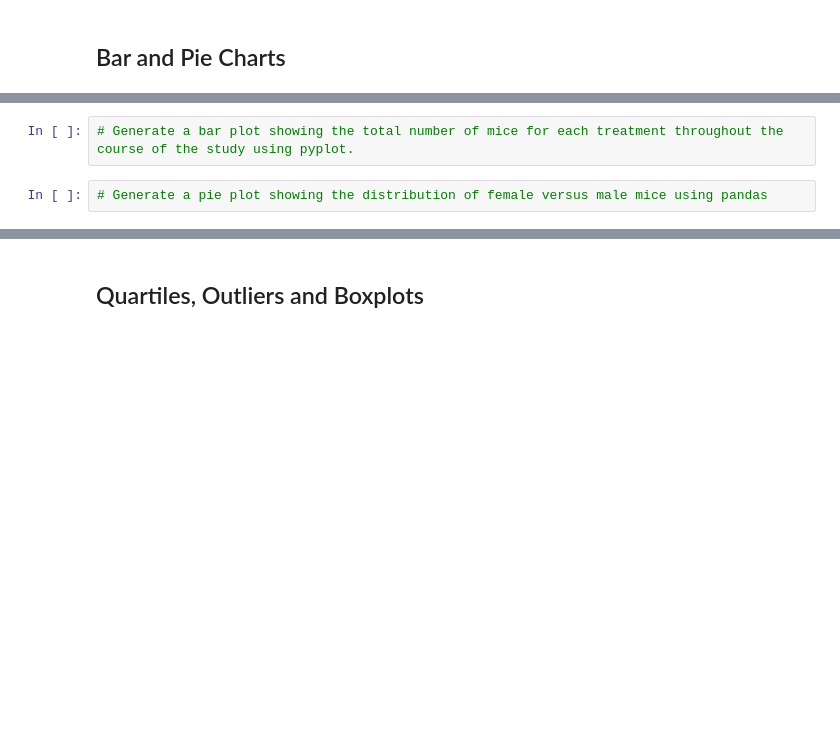
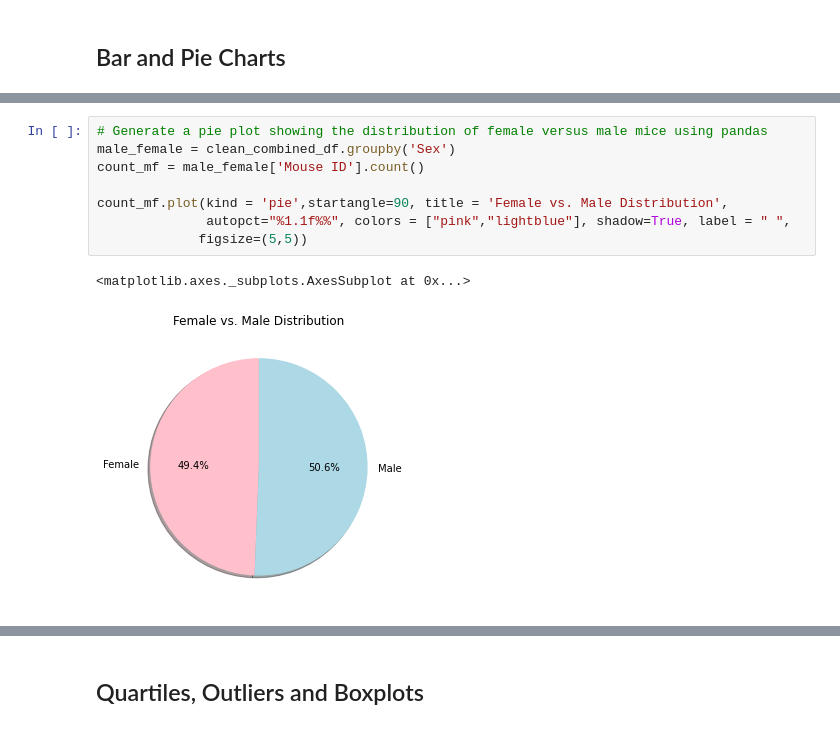
Before and after one commit to MikeEjike/Matplotlib-challenge, a Jupyter notebook: Pymaceuticals/pymaceuticals_starter.ipynb, the cells around one changed output, grey strips where cells are left out. Saved outputs shown, nothing was run; the diff lists cells and outputs as text; blank space fills up the shorter version.

```diff
--- a/Pymaceuticals/pymaceuticals_starter.ipynb
+++ b/Pymaceuticals/pymaceuticals_starter.ipynb
@@ -211,6 +225,13 @@ drug_regimen_group['Tumor Volume (mm3)'].describe()
-# %%
-# Generate a bar plot showing the total number of mice for each treatment throughout the course of the study using pyplot.
 # %%
 # Generate a pie plot showing the distribution of female versus male mice using pandas
+male_female = clean_combined_df.groupby('Sex')
+count_mf = male_female['Mouse ID'].count()
+
+count_mf.plot(kind = 'pie',startangle=90, title = 'Female vs. Male Distribution',
+              autopct="%1.1f%%", colors = ["pink","lightblue"], shadow=True, label = " ",
+             figsize=(5,5))
+# %% [output]
+<matplotlib.axes._subplots.AxesSubplot at 0x...>
+[figure, added]
 # %%
 # Generate a pie plot showing the distribution of female versus male mice using pyplot
```
Also changed, not shown: parts of 5 cells of this notebook.
